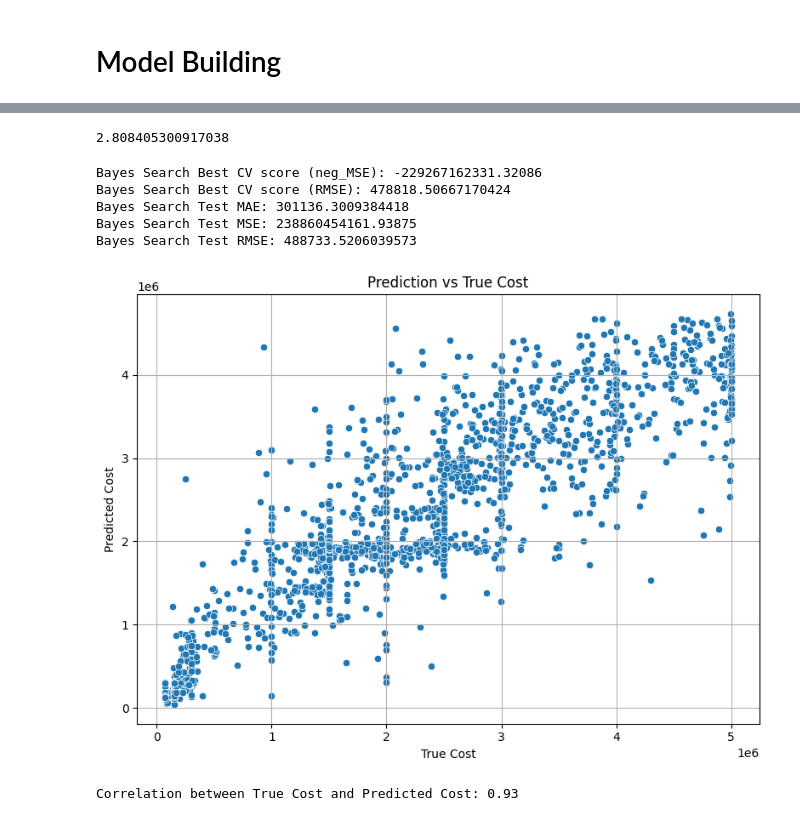
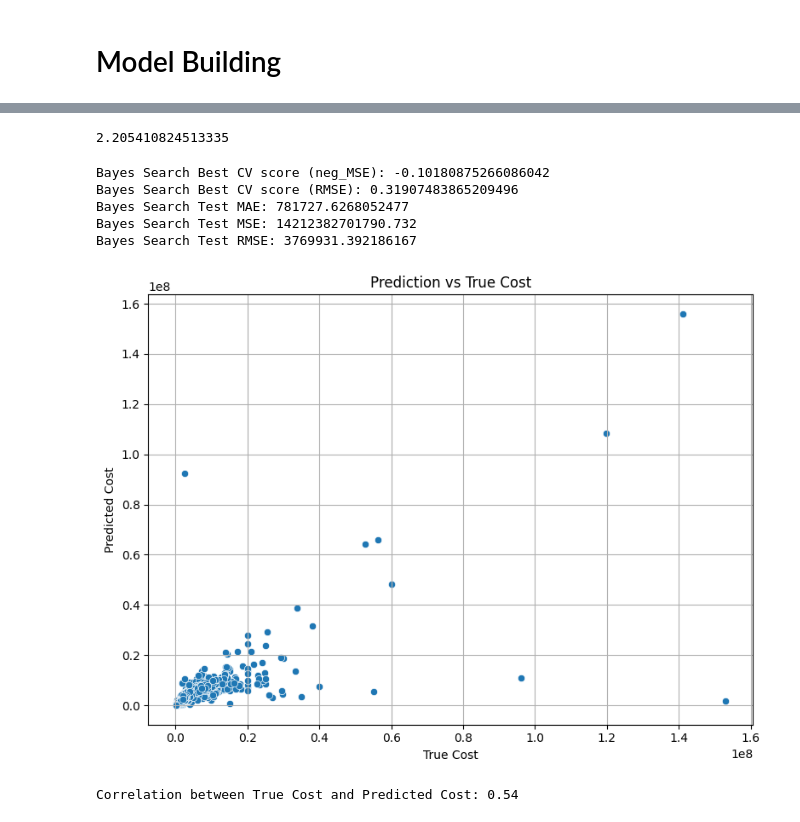
Before and after one commit to Kian3005/MDA_project_group30, a Jupyter notebook: Exploration-xgboost.ipynb, the cells around one changed output, grey strips where cells are left out. Saved outputs shown, nothing was run; the diff lists cells and outputs as text; code cells hidden in the pictures.

```diff
--- a/Exploration-xgboost.ipynb
+++ b/Exploration-xgboost.ipynb
@@ -1149,13 +1156,13 @@ plt.show()
 # Only keep projects funding < 30 000 000 for now
 # only 54 projects with funding > 30 000 000
 # Biggest Majority of the projects have funding < 5000000
-fulldf = fulldf[fulldf["ecMaxContribution"] < 30000000]
-print(fulldf.shape)
+fulldf30 = fulldf[fulldf["ecMaxContribution"] < 30000000]
+print(fulldf30.shape)
 
 import matplotlib.pyplot as plt
 import seaborn as sns
 plt.figure(figsize=(10, 6))
-sns.histplot(fulldf['ecMaxContribution'], binwidth=5000000, kde=True)
+sns.histplot(fulldf30['ecMaxContribution'], binwidth=5000000, kde=True)
 plt.title("Distribution of Costs ")
 plt.xlabel("Cost")
 plt.ylabel("Frequency ")
@@ -1167,13 +1174,13 @@ plt.show()
 # %%
 # Only keep projects funding < 5000000 for now
 # Seems to be better for the ML training
-fulldf = fulldf[fulldf["ecMaxContribution"] < 5000000]
-print(fulldf.shape)
+fulldf5 = fulldf[fulldf["ecMaxContribution"] < 5000000]
+print(fulldf5.shape)
 
 import matplotlib.pyplot as plt
 import seaborn as sns
 plt.figure(figsize=(10, 6))
-sns.histplot(fulldf['ecMaxContribution'], binwidth=1000000)
+sns.histplot(fulldf5['ecMaxContribution'], binwidth=1000000)
 plt.title("Distribution of Costs ")
 plt.xlabel("Cost")
 plt.ylabel("Frequency ")
@@ -1424 +1422,12 @@ max     4999999.55
 Name: ecMaxContribution, dtype: float64
+# %%
+# Perform log transformation on the target variable
+fulldf["log_ecMaxContribution"] = np.log(fulldf["ecMaxContribution"])
+# Check the distribution of the log-transformed target variable
+plt.figure(figsize=(10, 6))
+sns.histplot(fulldf['log_ecMaxContribution'], kde=True)
+plt.title("Distribution of Log-Transformed Costs ")
+plt.xlabel("Log Cost")
+plt.ylabel("Frequency ")
+plt.grid(True)
+plt.show()
@@ -1425,9 +1436,12 @@ Name: ecMaxContribution, dtype: float64
 # %%
 1372561.81/488733.5206039573
+8314247.50/4011578.339784923
+8314247.50/3769931.392186167
 # %% [output]
-2.808405300917038
+2.205410824513335
 # %%
-# std= 1372561.81, RMSE on test set = 488733.5206039573 (dropped with 2.81)
+# Non transformation:std= 1372561.81, RMSE on test set = 488733.5206039573 (dropped with 2.81), when done on the small dataset
+# Non transformation: std = 8314247.50, RMSE on test set = 4011578.339784923 (dropped with 2.21), when done on the full dataset
 import pandas as pd
 from sklearn.model_selection import train_test_split
 from sklearn.metrics import mean_absolute_error, mean_squared_error
@@ -1435,8 +1449,8 @@ from xgboost import XGBRegressor
 from skopt import BayesSearchCV
 from skopt.space import Real, Integer
 
-X = fulldf.drop(columns=["ecMaxContribution"])
-y = fulldf["ecMaxContribution"]
+X = fulldf.drop(columns=["ecMaxContribution", 'log_ecMaxContribution'])
+y = fulldf["log_ecMaxContribution"]
 
 X_train, X_test, y_train, y_test = train_test_split(X, y, random_state=42)
 
@@ -1465,33 +1479,39 @@ bayes_best = bayes_search.best_estimator_
 print("Bayes Search Best CV score (neg_MSE):", bayes_search.best_score_)
 print("Bayes Search Best CV score (RMSE):", np.sqrt(-bayes_search.best_score_))
 
-bayes_preds = bayes_best.predict(X_test)
-bayes_mae = mean_absolute_error(y_test, bayes_preds)
-bayes_mse = mean_squared_error(y_test, bayes_preds)
+bayes_preds_log = bayes_best.predict(X_test)
+# Inverse the log transformation to get the original scale
+bayes_preds = np.exp(bayes_preds_log)
+# Inverse the log transformation to get the original scale for y_test
+y_test_exp = np.exp(y_test)
+# Calculate the MAE, MSE, and RMSE on the test set
+bayes_mae = mean_absolute_error(y_test_exp, bayes_preds)
+bayes_mse = mean_squared_error(y_test_exp, bayes_preds)
 bayes_rmse = np.sqrt(bayes_mse)
 print("Bayes Search Test MAE:", bayes_mae)
 print("Bayes Search Test MSE:", bayes_mse)
 print("Bayes Search Test RMSE:", bayes_rmse)
 # %% [output]
-Bayes Search Best CV score (neg_MSE): -229267162331.32086
-Bayes Search Best CV score (RMSE): 478818.50667170424
-Bayes Search Test MAE: 301136.3009384418
-Bayes Search Test MSE: 238860454161.93875
-Bayes Search Test RMSE: 488733.5206039573
+Bayes Search Best CV score (neg_MSE): -0.10180875266086042
+Bayes Search Best CV score (RMSE): 0.31907483865209496
+Bayes Search Test MAE: 781727.6268052477
+Bayes Search Test MSE: 14212382701790.732
+Bayes Search Test RMSE: 3769931.392186167
 # %%
+# corr=0.93 for small dataset, 0.71 for full dataset
 plt.figure(figsize=(8, 6))
-sns.scatterplot(x=y_test, y=bayes_preds)
+sns.scatterplot(x=y_test_exp, y=bayes_preds)
 plt.xlabel("True Cost")
 plt.ylabel("Predicted Cost")
 plt.title(f"Prediction vs True Cost")
 plt.grid(True)
 plt.tight_layout()
 plt.show()
 correlation = np.corrcoef(y_test, bayes_preds)[0, 1]
 print(f"Correlation between True Cost and Predicted Cost: {correlation:.2f}")
 # %% [output]
-[figure, old version]
+[figure, new version]
-Correlation between True Cost and Predicted Cost: 0.93
+Correlation between True Cost and Predicted Cost: 0.54
 # %%
 # Funding programme seems important (maybe we can group them, see beneath Hin HORIZON for example, to use less cat's)
 fi = pd.DataFrame({
```
Also changed, not shown: parts of 66 cells of this notebook.
